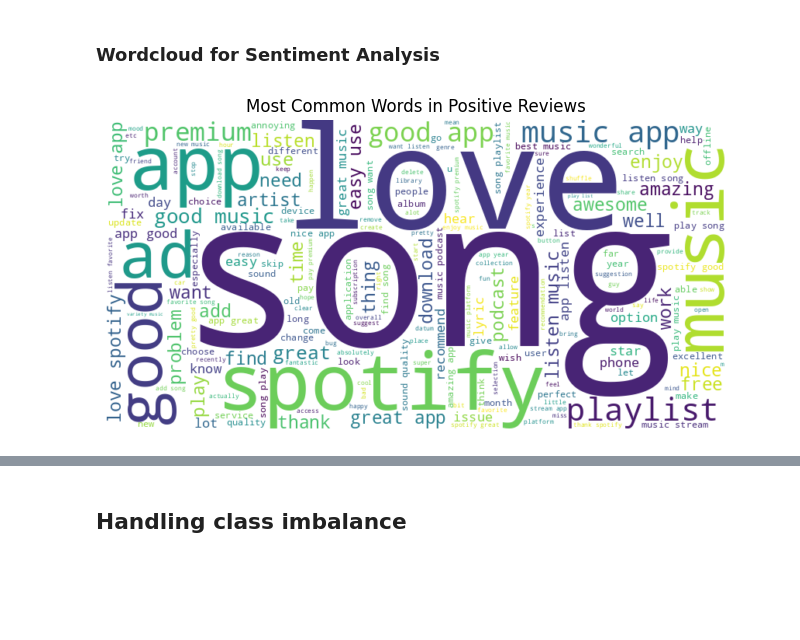
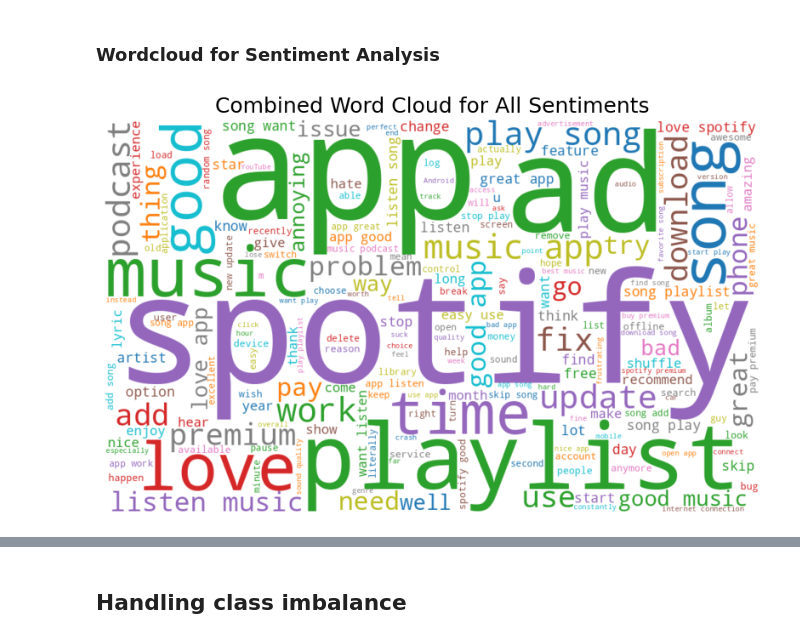
Before and after one commit to bonareri/Machine-Learning, a Jupyter notebook: spotify_reviews_2.ipynb, the cells around one changed output, grey strips where cells are left out. Cells and saved outputs as stored; diff of their text form; code cells hidden in the pictures; blank space fills up the shorter version.

```diff
--- a/spotify_reviews_2.ipynb
+++ b/spotify_reviews_2.ipynb
@@ -226,17 +226,23 @@ plt.show()
 # %%
 from wordcloud import WordCloud
 # %%
-# Create a word cloud for each sentiment
-positive_reviews = " ".join(df_500[df_500['Sentiment'] == 'positive']['Cleaned_Review'])
-neutral_reviews = " ".join(df_500[df_500['Sentiment'] == 'neutral']['Cleaned_Review'])
-negative_reviews = " ".join(df_500[df_500['Sentiment'] == 'negative']['Cleaned_Review'])
+# Combine all reviews into one text, categorized by sentiment
+all_reviews = (
+    " ".join(df_500[df_500['Sentiment'] == 'positive']['Cleaned_Review'])
+    + " "
+    + " ".join(df_500[df_500['Sentiment'] == 'neutral']['Cleaned_Review'])
+    + " "
+    + " ".join(df_500[df_500['Sentiment'] == 'negative']['Cleaned_Review'])
+)
+# %%
+# Create a combined word cloud
+combined_wordcloud = WordCloud(width=1000, height=600, background_color='white', colormap='tab10').generate(all_reviews)
 # %%
-# Plot wordcloud for positive sentiment
-plt.figure(figsize=(8, 6))
-positive_wordcloud = WordCloud(width=800, height=400, background_color='white').generate(positive_reviews)
-plt.imshow(positive_wordcloud, interpolation='bilinear')
-plt.title('Most Common Words in Positive Reviews')
+# Plot the combined word cloud
+plt.figure(figsize=(10, 6))
+plt.imshow(combined_wordcloud, interpolation='bilinear')
+plt.title('Combined Word Cloud for All Sentiments', fontsize=18)
 plt.axis('off')
 plt.show()
 # %% [output]
-[figure, old version]
+[figure, new version]
```
Also changed, not shown: parts of 3 cells of this notebook.
